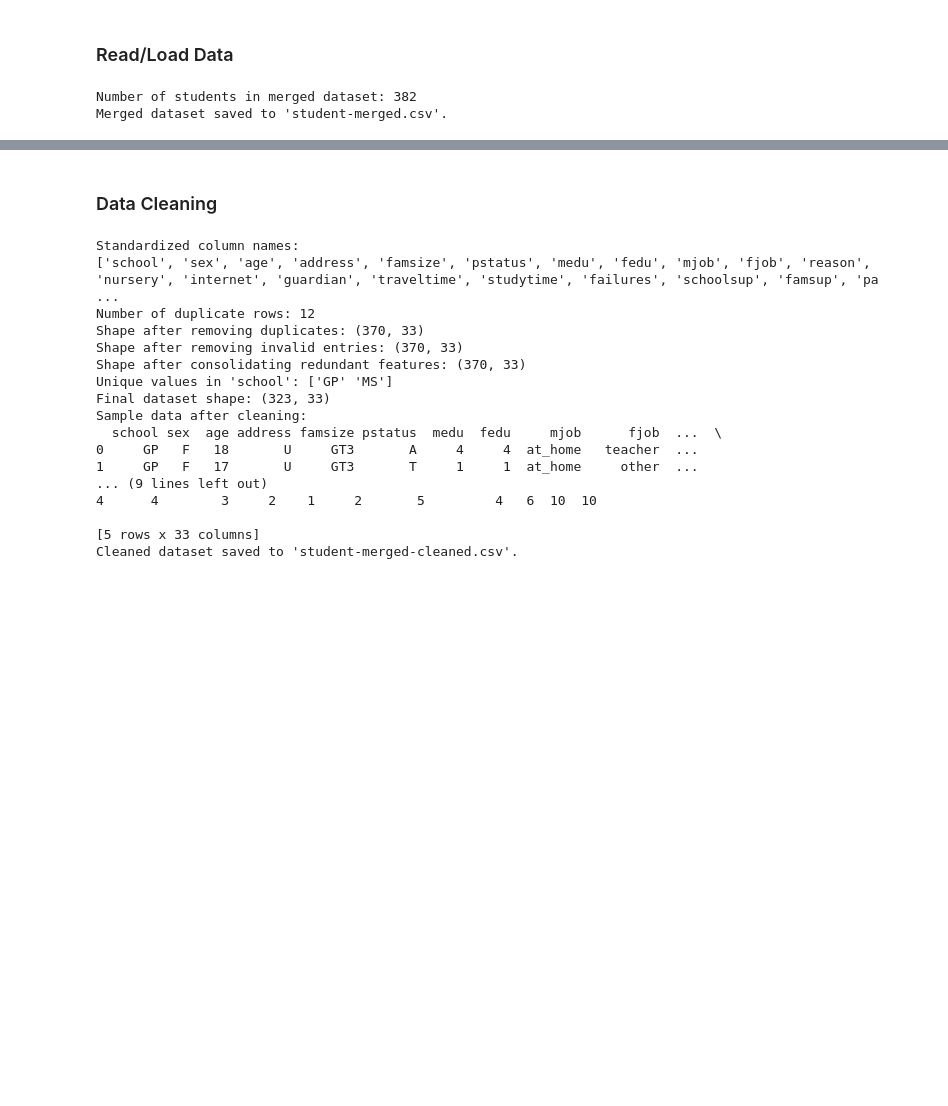
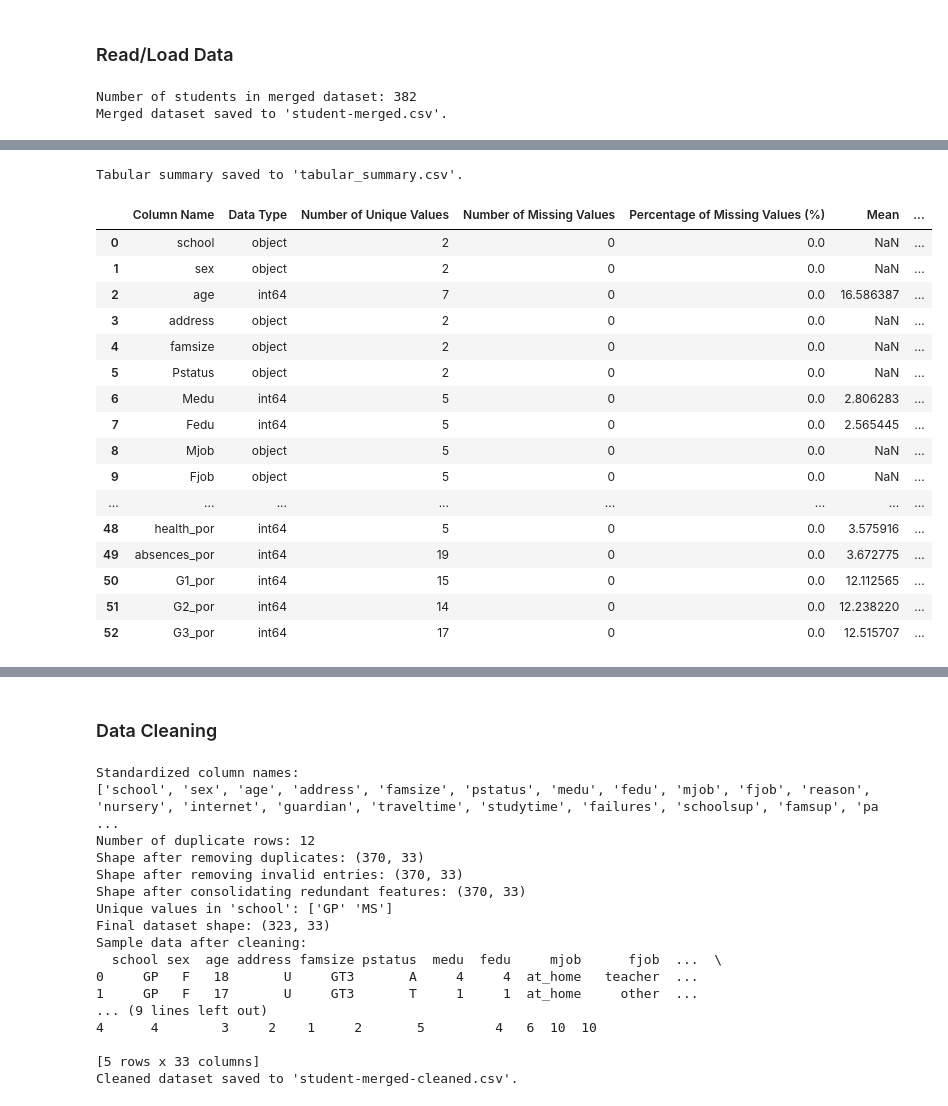
Before and after one commit to adichn/CP322-Final-Project, a Jupyter notebook: Final_Project.ipynb, the cells around one changed output, grey strips where cells are left out. Drawn from its saved outputs; the diff is of its cells as text; code cells hidden in the pictures; blank space fills up the shorter version.

```diff
--- a/Final_Project.ipynb
+++ b/Final_Project.ipynb
@@ -53,0 +58,55 @@ Merged dataset saved to 'student-merged.csv'.
+# %%
+def generate_tabular_summary(df):
+    """
+    Generate a tabular summary for the dataset with key statistics.
+
+    Parameters:
+    - df: pandas DataFrame, the dataset to summarize.
+
+    Returns:
+    - summary: pandas DataFrame with feature-wise statistics.
+    """
+    summary = pd.DataFrame({
+        "Column Name": df.columns,
+        "Data Type": df.dtypes.values,
+        "Number of Unique Values": df.nunique().values,
+        "Number of Missing Values": df.isnull().sum().values,
+        "Percentage of Missing Values (%)": (df.isnull().sum() / len(df) * 100).values,
+        "Mean": [df[col].mean() if df[col].dtype in ['int64', 'float64'] else None for col in df.columns],
+        "Median": [df[col].median() if df[col].dtype in ['int64', 'float64'] else None for col in df.columns],
+        "Standard Deviation": [df[col].std() if df[col].dtype in ['int64', 'float64'] else None for col in df.columns],
+        "Minimum": [df[col].min() if df[col].dtype in ['int64', 'float64'] else None for col in df.columns],
+        "Maximum": [df[col].max() if df[col].dtype in ['int64', 'float64'] else None for col in df.columns],
+        "Top Value (Mode)": [df[col].mode()[0] if not df[col].mode().empty else None for col in df.columns],
+        "Frequency of Top Value": [df[col].value_counts().iloc[0] if not df[col].value_counts().empty else None for col in df.columns]
+    })
+    return summary
+
+# Generate the tabular summary
+tabular_summary = generate_tabular_summary(merged_data)
+
+# Save the summary to a CSV file
+tabular_summary.to_csv("tabular_summary.csv", index=False)
+print("Tabular summary saved to 'tabular_summary.csv'.")
+
+# Display the summary
+tabular_summary
+# %% [output]
+Tabular summary saved to 'tabular_summary.csv'.
+|  | Column Name | Data Type | Number of Unique Values | Number of Missing Values | Percentage of Missing Values (%) | Mean | ... |
+| 0 | school | object | 2 | 0 | 0.0 | NaN | ... |
+| 1 | sex | object | 2 | 0 | 0.0 | NaN | ... |
+| 2 | age | int64 | 7 | 0 | 0.0 | 16.586387 | ... |
+| 3 | address | object | 2 | 0 | 0.0 | NaN | ... |
+| 4 | famsize | object | 2 | 0 | 0.0 | NaN | ... |
+| 5 | Pstatus | object | 2 | 0 | 0.0 | NaN | ... |
+| 6 | Medu | int64 | 5 | 0 | 0.0 | 2.806283 | ... |
+| 7 | Fedu | int64 | 5 | 0 | 0.0 | 2.565445 | ... |
+| 8 | Mjob | object | 5 | 0 | 0.0 | NaN | ... |
+| 9 | Fjob | object | 5 | 0 | 0.0 | NaN | ... |
+| ... | ... | ... | ... | ... | ... | ... | ... |
+| 48 | health_por | int64 | 5 | 0 | 0.0 | 3.575916 | ... |
+| 49 | absences_por | int64 | 19 | 0 | 0.0 | 3.672775 | ... |
+| 50 | G1_por | int64 | 15 | 0 | 0.0 | 12.112565 | ... |
+| 51 | G2_por | int64 | 14 | 0 | 0.0 | 12.238220 | ... |
+| 52 | G3_por | int64 | 17 | 0 | 0.0 | 12.515707 | ... |
```
Also changed, not shown: parts of 8 cells of this notebook, 1 other file.
